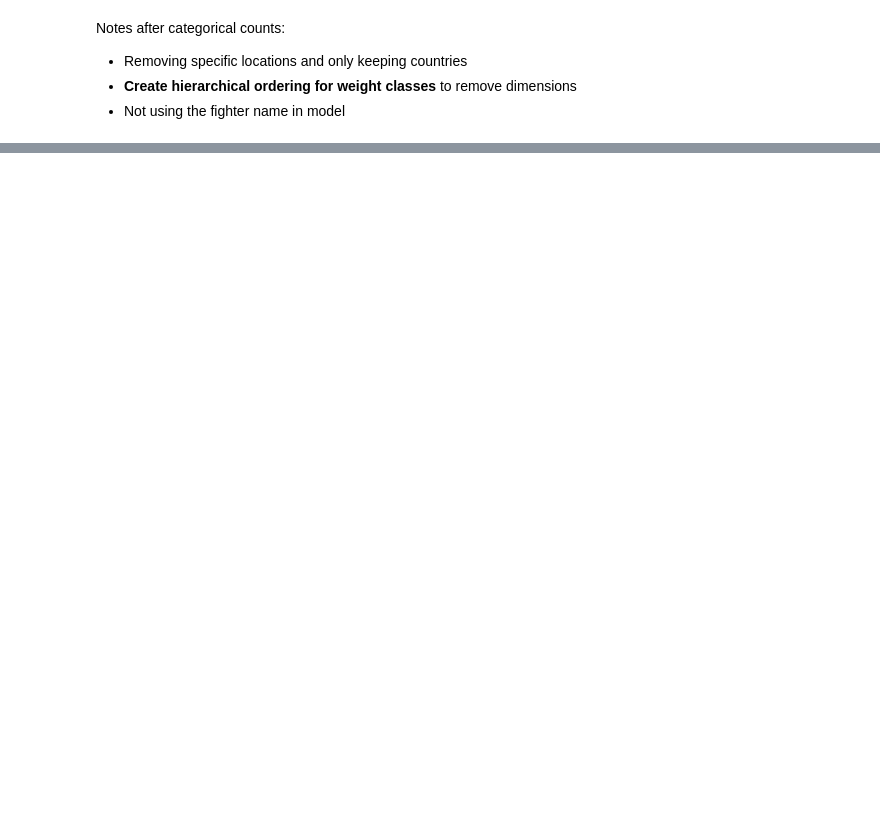
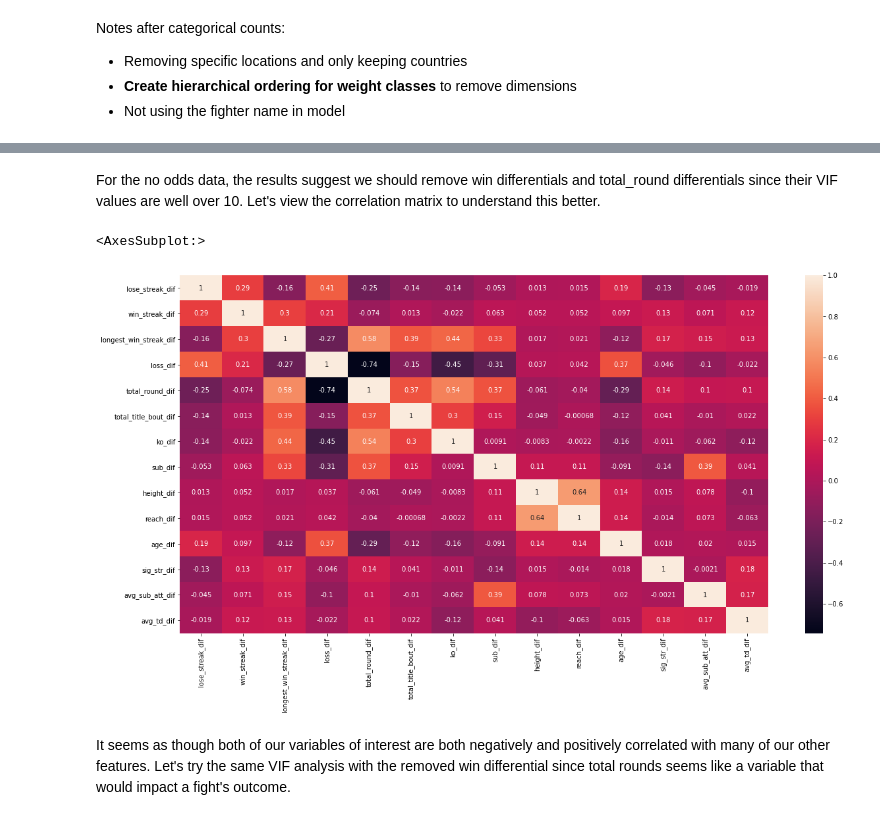
Before and after one commit to jpz129/ufc_bets, a Jupyter notebook: mma-bets/notebooks/1-exploration.ipynb, the cells around one changed output, grey strips where cells are left out. Drawn from its saved outputs; the diff is of its cells as text; code cells hidden in the pictures; blank space fills up the shorter version.

Commit message:
data cleaned for modeling

```diff
--- a/mma-bets/notebooks/1-exploration.ipynb
+++ b/mma-bets/notebooks/1-exploration.ipynb
@@ -145,3 +163,15 @@ Distribution notes:
 * Outliers to explore:
     * Odds for both corners
     * Reach differential
+# %%
+# check out odds and reach dif when more than three std devs away
+
+# set cutoffs for stds
+cuf_b = ufc['B_odds'].std() * 3
+cuf_r = ufc['R_odds'].std() * 3
+cuf_re = ufc['reach_dif'].std() * 3
+
+# view outlier cases shape for each
+print('blue fighter outlier rows:\t\t',ufc[abs(ufc['B_odds']) >= cuf_b].shape[0])
+print('red fighter outlier rows:\t\t', ufc[abs(ufc['R_odds']) >= cuf_r].shape[0])
+print('reach differential outlier rows:\t', ufc[abs(ufc['reach_dif']) >= cuf_re].shape[0])
@@ -147,0 +182,3 @@ Distribution notes:
+# %%
+# remove reach outliers since that'll be used in both sets
+ufc = ufc[abs(ufc['reach_dif']) < cuf_re]
@@ -197,0 +248,10 @@ Notes after categorical counts:
+# %%
+# remove catchweight
+ufc = ufc[ufc['weight_class'] != 'Catch Weight']
+
+# make weight class ordinal
+ufc['weight_class'] = ufc['weight_class'].astype('category')
+ufc['weight_class']= ufc['weight_class'].cat.reorder_categories(['Strawweight', 'Flyweight', 'Bantamweight',
+                                                                 'Featherweight', 'Lightweight', 'Welterweight',
+                                                                 'Middleweight', 'Light Heavyweight', 'Heavyweight'],
+                                                                ordered=True)
@@ -197,0 +271,7 @@ Notes after categorical counts:
+# %%
+# create no odds set
+ufc_no = ufc.drop(['location', 'B_odds', 'R_odds', 'B_fighter', 'R_fighter'], axis=1)
+
+# create outlier removed set
+ufc_wo = ufc[(abs(ufc['B_odds']) < cuf_b) | (abs(ufc['R_odds']) < cuf_r)]
+ufc_wo = ufc_wo.drop(['location', 'B_fighter', 'R_fighter'], axis=1)
@@ -214,0 +319,10 @@ Notes after categorical counts:
+# %% [markdown]
+For the no odds data, the results suggest we should remove win differentials and total_round differentials since their VIF values are well over 10.  Let's view the correlation matrix to understand this better.
+# %%
+plt.figure(figsize=(20,10))
+sns.heatmap(ufc_no.corr(), annot=True)
+# %% [output]
+<AxesSubplot:>
+[figure, added]
+# %% [markdown]
+It seems as though both of our variables of interest are both negatively and positively correlated with many of our other features.  Let's try the same VIF analysis with the removed win differential since total rounds seems like a variable that would impact a fight's outcome.
```
Also changed, not shown: parts of 29 cells of this notebook.
